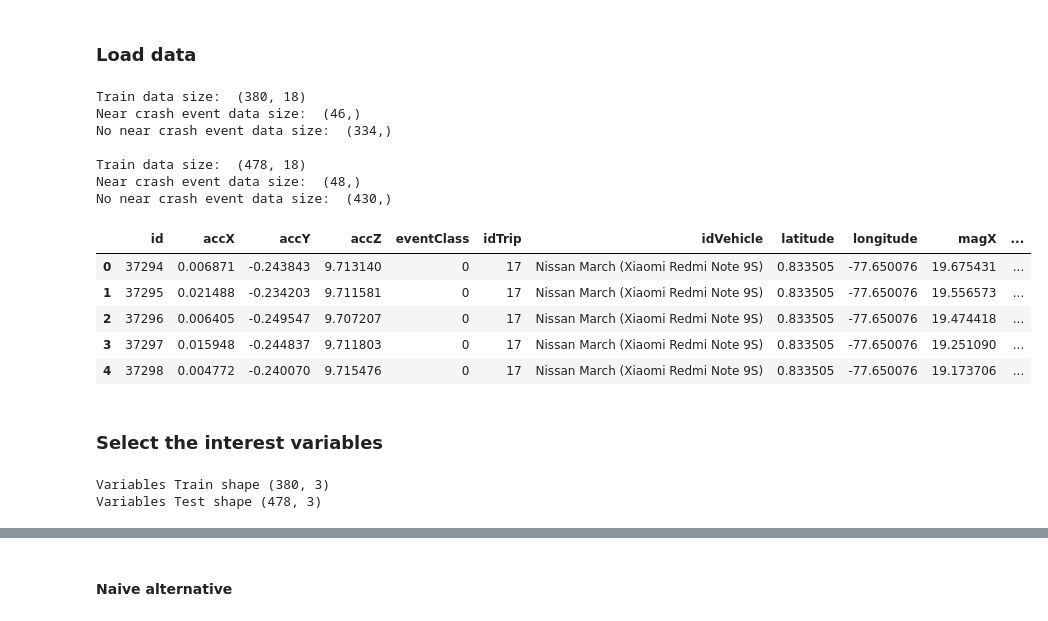
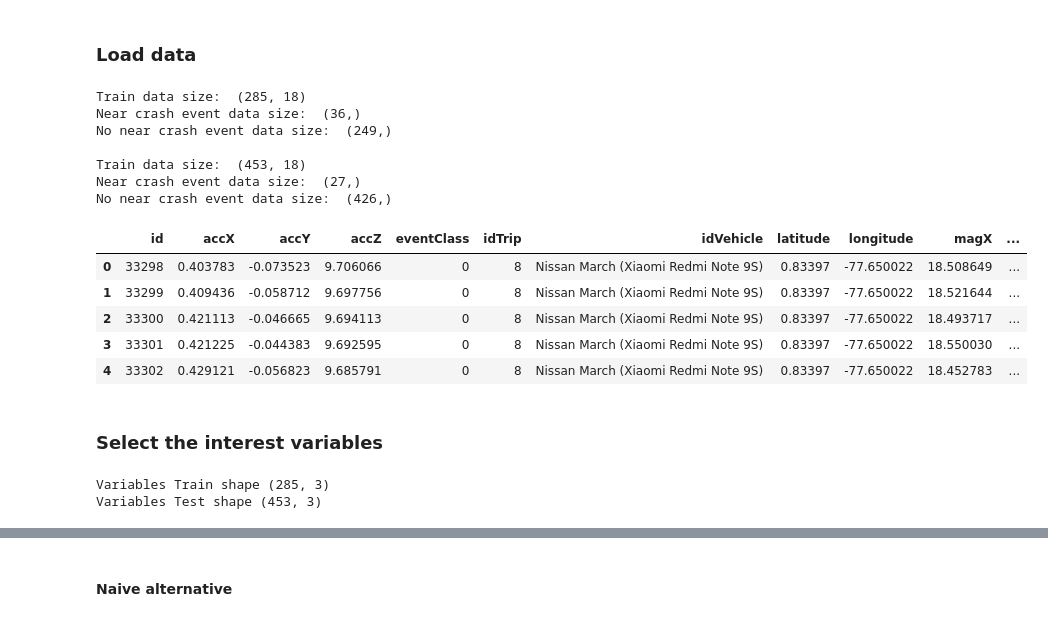
Before and after one commit to santiagoYps/ICRDSWeb, a Jupyter notebook: machine_learning/sliding_window.ipynb, the cells around one changed output, grey strips where cells are left out. Cells and saved outputs as stored; diff of their text form; code cells hidden in the pictures.

```diff
--- a/machine_learning/sliding_window.ipynb
+++ b/machine_learning/sliding_window.ipynb
@@ -12,34 +12,34 @@ from tqdm import tqdm
 # %% [markdown]
 ### Load data
 # %%
-df_train = pd.read_csv('./filtered_data/smartphone_02-Feb-2022-20-19_cambio de línea agresivo izquierda_Data-Mv2L_EBJR_gDU3LpwVs.csv')
-df_test = pd.read_csv('./filtered_data/smartphone_02-Feb-2022-20-22_cambio de línea agresivo izquierda_Data-Mv2MN6xv2W3Rv1Rmb_Z.csv')
+df_train = pd.read_csv('./filtered_data/smartphone_02-Feb-2022-20-04_frenada repentina_Data-Mv2FX62bOlZJlm8VJJx.csv')
+df_test = pd.read_csv('./filtered_data/smartphone_02-Feb-2022-20-01_frenada repentina_Data-Mv2EUSpYPrGpMG3qjaD.csv')
 
 
 print("Train data size: ", df_train.shape)
 print("Near crash event data size: ", df_train["eventClass"][df_train["eventClass"] == 1].shape)
 print("No near crash event data size: ", df_train["eventClass"][df_train["eventClass"] == 0].shape)
 
 
 print("\nTrain data size: ", df_test.shape)
 print("Near crash event data size: ", df_test["eventClass"][df_test["eventClass"] == 1].shape)
 print("No near crash event data size: ", df_test["eventClass"][df_test["eventClass"] == 0].shape)
 
 df_train.head()
 # %% [output]
-Train data size:  (380, 18)
-Near crash event data size:  (46,)
-No near crash event data size:  (334,)
+Train data size:  (285, 18)
+Near crash event data size:  (36,)
+No near crash event data size:  (249,)
 
-Train data size:  (478, 18)
-Near crash event data size:  (48,)
-No near crash event data size:  (430,)
+Train data size:  (453, 18)
+Near crash event data size:  (27,)
+No near crash event data size:  (426,)
 |  | id | accX | accY | accZ | eventClass | idTrip | idVehicle | latitude | longitude | magX | ... |
-| 0 | 37294 | 0.006871 | -0.243843 | 9.713140 | 0 | 17 | Nissan March (Xiaomi Redmi Note 9S) | 0.833505 | -77.650076 | 19.675431 | ... |
-| 1 | 37295 | 0.021488 | -0.234203 | 9.711581 | 0 | 17 | Nissan March (Xiaomi Redmi Note 9S) | 0.833505 | -77.650076 | 19.556573 | ... |
-| 2 | 37296 | 0.006405 | -0.249547 | 9.707207 | 0 | 17 | Nissan March (Xiaomi Redmi Note 9S) | 0.833505 | -77.650076 | 19.474418 | ... |
-| 3 | 37297 | 0.015948 | -0.244837 | 9.711803 | 0 | 17 | Nissan March (Xiaomi Redmi Note 9S) | 0.833505 | -77.650076 | 19.251090 | ... |
-| 4 | 37298 | 0.004772 | -0.240070 | 9.715476 | 0 | 17 | Nissan March (Xiaomi Redmi Note 9S) | 0.833505 | -77.650076 | 19.173706 | ... |
+| 0 | 33298 | 0.403783 | -0.073523 | 9.706066 | 0 | 8 | Nissan March (Xiaomi Redmi Note 9S) | 0.83397 | -77.650022 | 18.508649 | ... |
+| 1 | 33299 | 0.409436 | -0.058712 | 9.697756 | 0 | 8 | Nissan March (Xiaomi Redmi Note 9S) | 0.83397 | -77.650022 | 18.521644 | ... |
+| 2 | 33300 | 0.421113 | -0.046665 | 9.694113 | 0 | 8 | Nissan March (Xiaomi Redmi Note 9S) | 0.83397 | -77.650022 | 18.493717 | ... |
+| 3 | 33301 | 0.421225 | -0.044383 | 9.692595 | 0 | 8 | Nissan March (Xiaomi Redmi Note 9S) | 0.83397 | -77.650022 | 18.550030 | ... |
+| 4 | 33302 | 0.429121 | -0.056823 | 9.685791 | 0 | 8 | Nissan March (Xiaomi Redmi Note 9S) | 0.83397 | -77.650022 | 18.452783 | ... |
 # %% [markdown]
 ### Select the interest variables
 # %%
@@ -49,15 +49,15 @@ No near crash event data size:  (430,)
 #                "velAngX","velAngY","velAngZ","timestamp",
 #                "eventClass"]].to_numpy()
 
-select_v = ["accX","velAngZ", "eventClass"]
+select_v = ["speed","accY", "eventClass"]
 variables_train = df_train[select_v].to_numpy()
 print("Variables Train shape", variables_train.shape)
 
 variables_test = df_test[select_v].to_numpy()
 print("Variables Test shape", variables_test.shape)
 # %% [output]
-Variables Train shape (380, 3)
-Variables Test shape (478, 3)
+Variables Train shape (285, 3)
+Variables Test shape (453, 3)
 # %% [markdown]
 ### Make a sliding window
 
```
Also changed, not shown: parts of 12 cells of this notebook.
